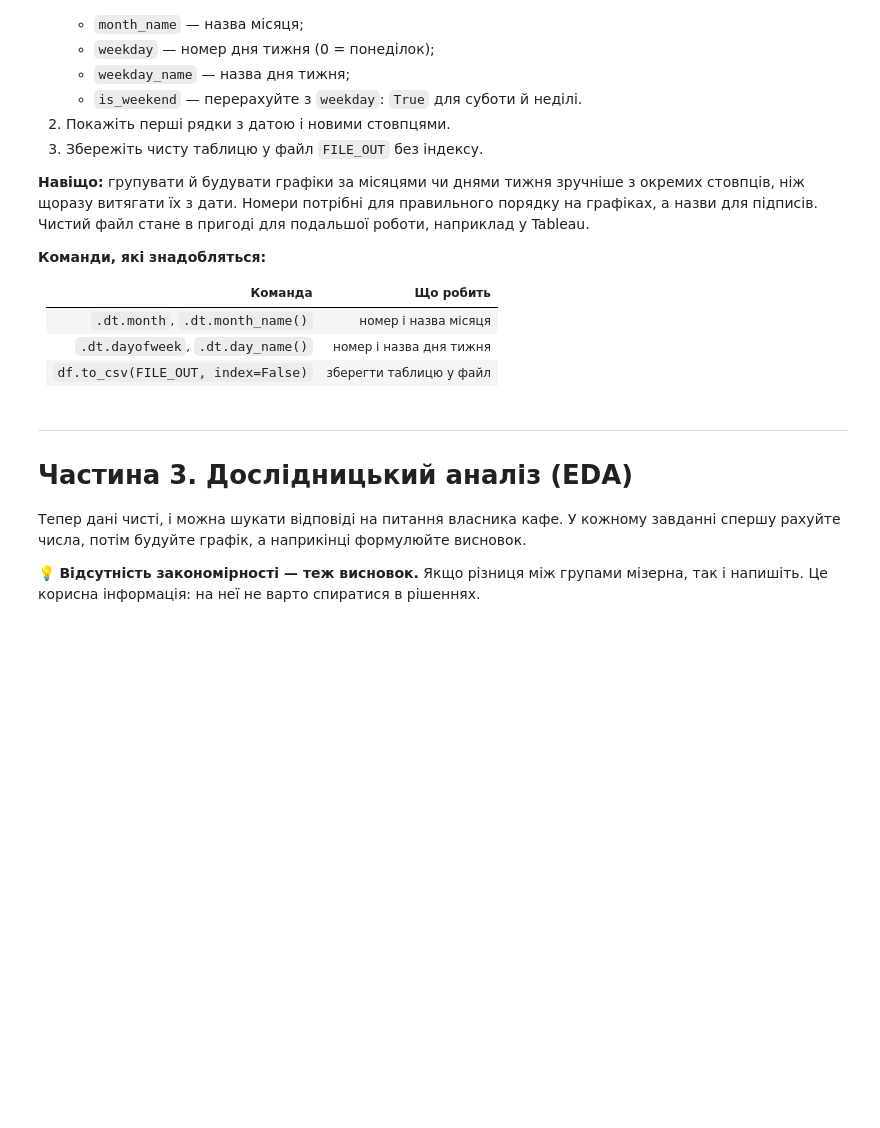
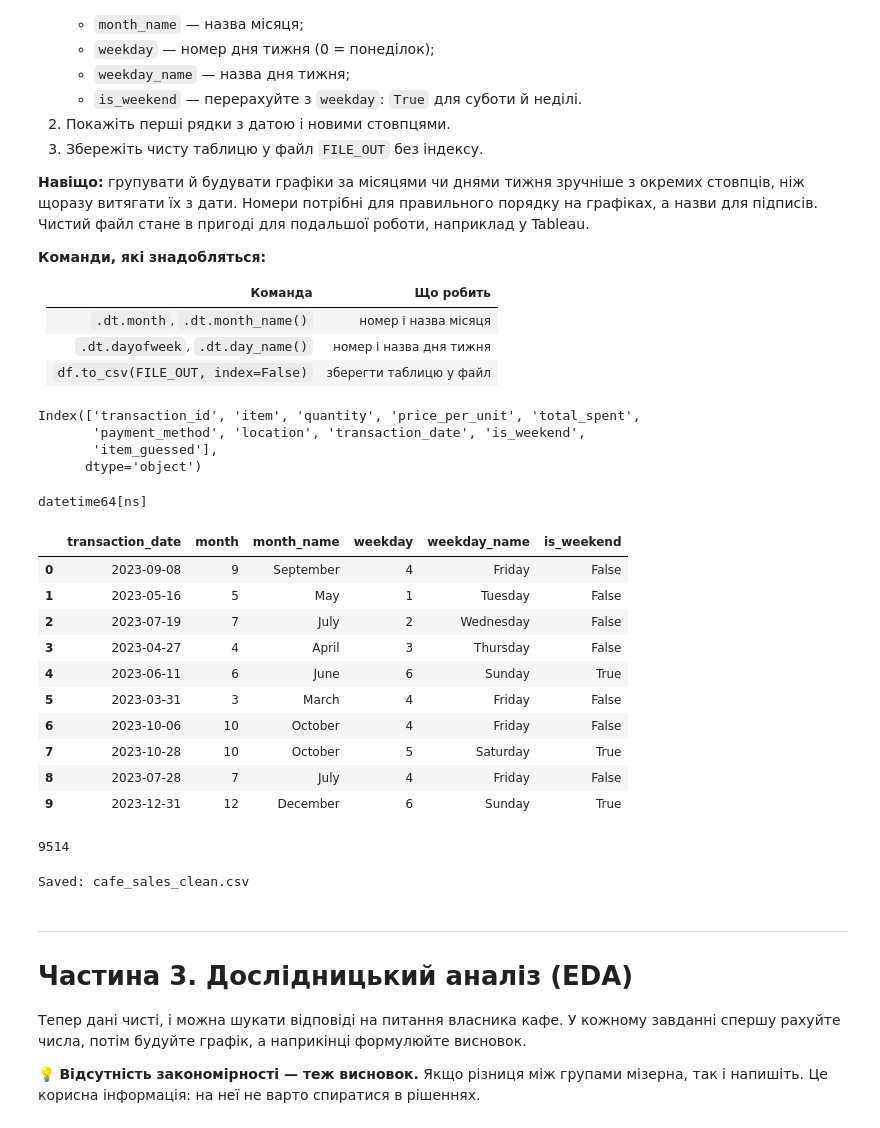
Before and after one commit to HannaSkrypnyk/Training_project_cafe_sales, a Jupyter notebook: Hanna_Pandas_lesson_34_03_11_26_training_project_cafe_sales.ipynb, the cells around one changed output. Drawn from its saved outputs; the diff is of its cells as text; code cells hidden in the pictures; blank space fills up the shorter version.

```diff
--- a/Hanna_Pandas_lesson_34_03_11_26_training_project_cafe_sales.ipynb
+++ b/Hanna_Pandas_lesson_34_03_11_26_training_project_cafe_sales.ipynb
@@ -745,0 +760,7 @@ dtype: int64
+# %%
+# Ваш код тут
+# 1
+df['payment_method'] = df['payment_method'].fillna('Unknown')
+df['location'] = df['location'].fillna('Unknown')
+
+df.head()
@@ -766,0 +808,9 @@ dtype: int64
+# %%
+# Ваш код тут
+df = df.dropna(subset=['transaction_date', 'quantity', 'price_per_unit', 'total_spent'])
+df['quantity'] = df['quantity'].astype(int)
+
+print("Rows removed now:", before - len(df))
+print("Rows in original:", len(df_original), "| after cleaning", len(df))
+print("Loss, %:", round((len(df_original) - len(df)) / len(df_original) * 100, 1))
+print("Missing values left:", df.isna().sum().sum())
@@ -788,6 +843,50 @@ dtype: int64
 | `df.to_csv(FILE_OUT, index=False)` | зберегти таблицю у файл |
 # %%
 # Ваш код тут
+df.columns
+# %% [output]
+Index(['transaction_id', 'item', 'quantity', 'price_per_unit', 'total_spent',
+       'payment_method', 'location', 'transaction_date', 'is_weekend',
+       'item_guessed'],
+      dtype='object')
+# %%
+# 1. дата справді має тип дати
+print(df['transaction_date'].dtype)
+
+# 2. складові дати
+df['month'] = df['transaction_date'].dt.month
+df['month_name'] = df['transaction_date'].dt.month_name()
+df['weekday'] = df['transaction_date'].dt.dayofweek
+df['weekday_name'] = df['transaction_date'].dt.day_name()
+
+# 3. вихідні рахуємо з номера дня, а не з назви
+df['is_weekend'] = df['weekday'] >= 5
+
+# 4. результат
+cols = ['transaction_date', 'month', 'month_name', 'weekday', 'weekday_name', 'is_weekend']
+df[cols].head(10)
+# %% [output]
+datetime64[ns]
+|  | transaction_date | month | month_name | weekday | weekday_name | is_weekend |
+| 0 | 2023-09-08 | 9 | September | 4 | Friday | False |
+| 1 | 2023-05-16 | 5 | May | 1 | Tuesday | False |
+| 2 | 2023-07-19 | 7 | July | 2 | Wednesday | False |
+| 3 | 2023-04-27 | 4 | April | 3 | Thursday | False |
+| 4 | 2023-06-11 | 6 | June | 6 | Sunday | True |
+| 5 | 2023-03-31 | 3 | March | 4 | Friday | False |
+| 6 | 2023-10-06 | 10 | October | 4 | Friday | False |
+| 7 | 2023-10-28 | 10 | October | 5 | Saturday | True |
+| 8 | 2023-07-28 | 7 | July | 4 | Friday | False |
+| 9 | 2023-12-31 | 12 | December | 6 | Sunday | True |
+# %%
+len(df)
+# %% [output]
+9514
+# %%
+df.to_csv(FILE_OUT, index=False)
+print("Saved:", FILE_OUT)
+# %% [output]
+Saved: cafe_sales_clean.csv
 # %% [markdown]
 ---
 # Частина 3. Дослідницький аналіз (EDA)
```
Also changed, not shown: parts of 10 cells of this notebook.
